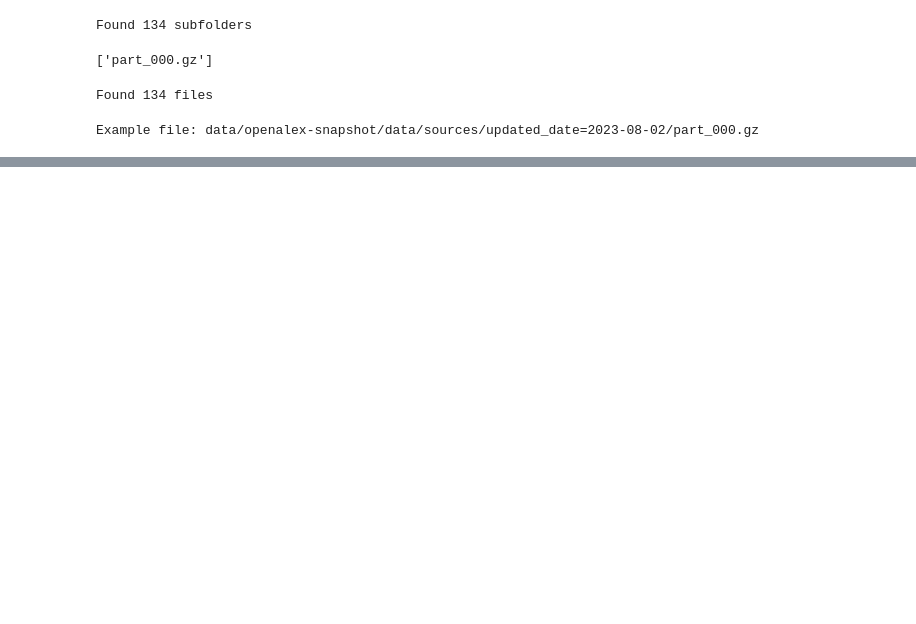
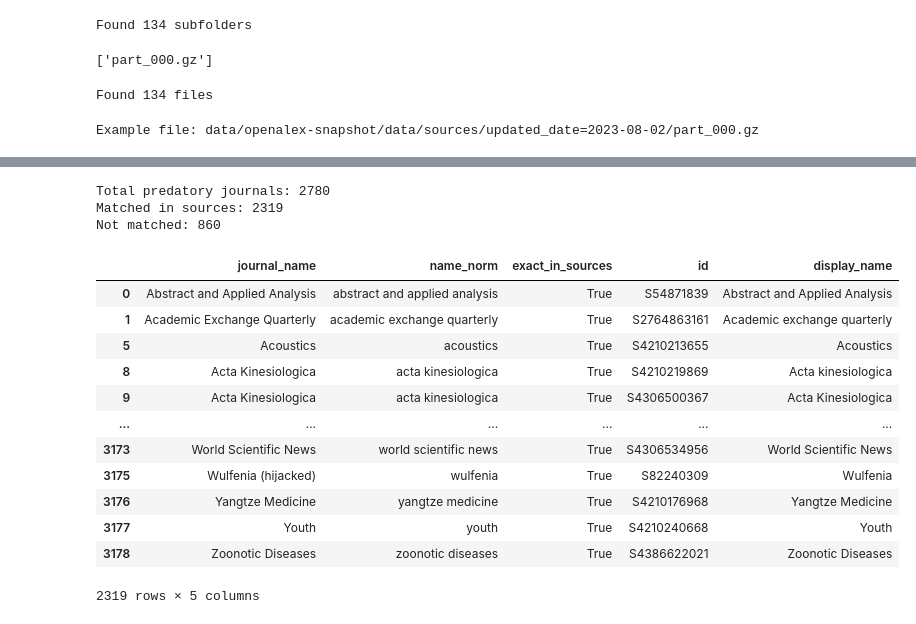
Before and after one commit to gabriele-di-bona/OpenAlex-Dataset-Creation, a Jupyter notebook: notebooks/5_2_create_sources.ipynb, the cells around one changed output, grey strips where cells are left out. Saved outputs shown, nothing was run; the diff lists cells and outputs as text; code cells hidden in the pictures; blank space fills up the shorter version.

```diff
--- a/notebooks/5_2_create_sources.ipynb
+++ b/notebooks/5_2_create_sources.ipynb
@@ -98,0 +153,75 @@ lines = flush_buffer(lines, destination_csv_folder)
+# %%
+import re
+from unidecode import unidecode
+import pandas as pd
+
+def normalize_name(s: str) -> str:
+    if pd.isna(s):
+        return ""
+    s = unidecode(str(s)).lower()
+
+    # remove parenthetical chunks *and any surrounding spaces*
+    # e.g. "wulfenia (hijacked)" -> "wulfenia"
+    s = re.sub(r"\s*\([^()]*\)\s*", " ", s)
+
+    s = s.replace("&", " and ")
+    s = re.sub(r"[^\w\s]", " ", s)      # drop punctuation
+    s = re.sub(r"\s+", " ", s).strip()  # collapse & remove leading/trailing spaces
+    return s
+
+
+# -----------------------------
+# Apply normalization
+# -----------------------------
+pred = predatory_df.copy()
+src  = sources_df.copy()
+
+pred["name_norm"] = pred["journal_name"].map(normalize_name)
+src["name_norm"]  = src["display_name"].map(normalize_name)
+
+# -----------------------------
+# Membership flag
+# -----------------------------
+src_names = set(src["name_norm"].unique())
+pred["exact_in_sources"] = pred["name_norm"].isin(src_names)
+
+# -----------------------------
+# Left join for matches
+# -----------------------------
+exact_matches = pred.merge(
+    src[["id", "display_name", "name_norm"]],
+    on="name_norm", how="left", suffixes=("_pred", "_src")
+)
+
+# -----------------------------
+# Split found vs not found
+# -----------------------------
+predatory_found     = exact_matches[exact_matches["id"].notna()]
+predatory_not_found = exact_matches[exact_matches["id"].isna()]
+
+# -----------------------------
+# Quick stats
+# -----------------------------
+print(f"Total predatory journals: {len(pred)}")
+print(f"Matched in sources: {len(predatory_found)}")
+print(f"Not matched: {len(predatory_not_found)}")
+# %% [output]
+Total predatory journals: 2780
+Matched in sources: 2319
+Not matched: 860
+# %%
+predatory_found
+# %% [output]
+|  | journal_name | name_norm | exact_in_sources | id | display_name |
+| 0 | Abstract and Applied Analysis | abstract and applied analysis | True | S54871839 | Abstract and Applied Analysis |
+| 1 | Academic Exchange Quarterly | academic exchange quarterly | True | S2764863161 | Academic exchange quarterly |
+| 5 | Acoustics | acoustics | True | S4210213655 | Acoustics |
+| 8 | Acta Kinesiologica | acta kinesiologica | True | S4210219869 | Acta kinesiologica |
+| 9 | Acta Kinesiologica | acta kinesiologica | True | S4306500367 | Acta Kinesiologica |
+| ... | ... | ... | ... | ... | ... |
+| 3173 | World Scientific News | world scientific news | True | S4306534956 | World Scientific News |
+| 3175 | Wulfenia (hijacked) | wulfenia | True | S82240309 | Wulfenia |
+| 3176 | Yangtze Medicine | yangtze medicine | True | S4210176968 | Yangtze Medicine |
+| 3177 | Youth | youth | True | S4210240668 | Youth |
+| 3178 | Zoonotic Diseases | zoonotic diseases | True | S4386622021 | Zoonotic Diseases |
+2319 rows × 5 columns
```
Also changed, not shown: parts of 10 cells of this notebook.
